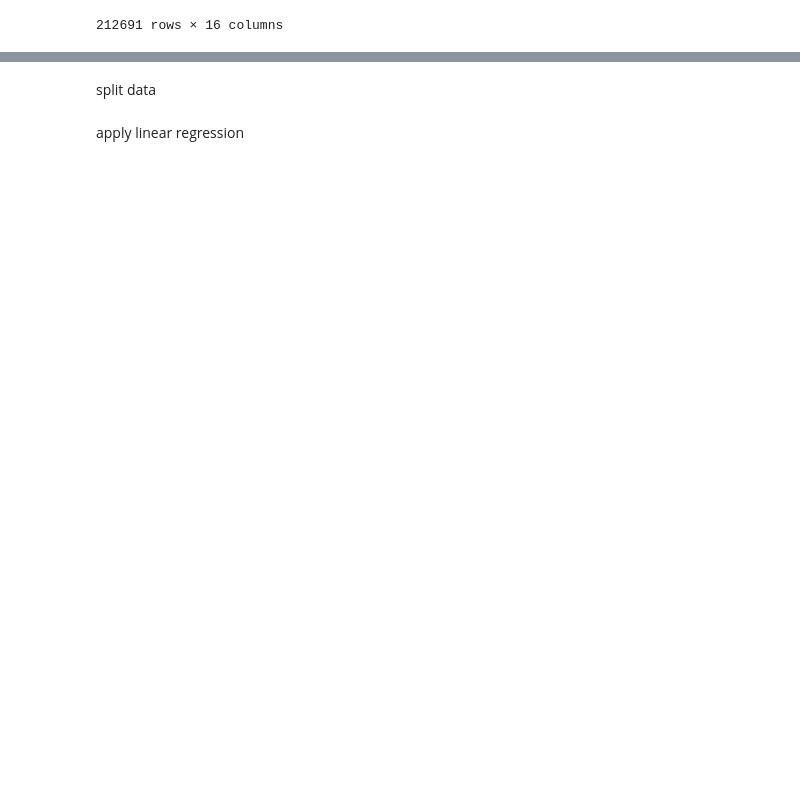
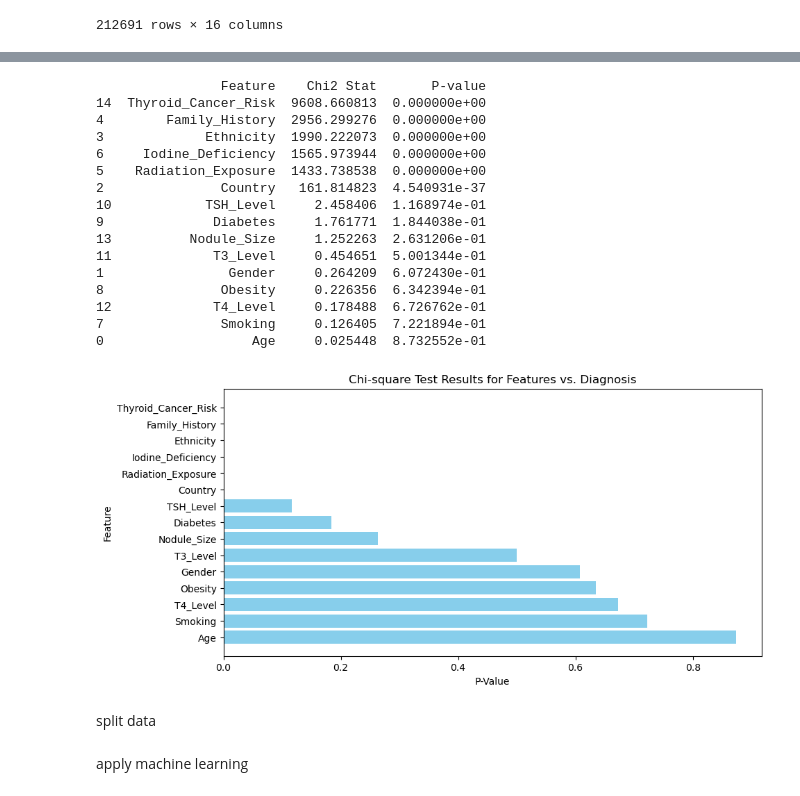
Before and after one commit to Aidan-Mulholland/Advanced-AI, a Jupyter notebook: main.ipynb, the cells around one changed output, grey strips where cells are left out. Cells and saved outputs as stored; diff of their text form; code cells hidden in the pictures; blank space fills up the shorter version.

Commit message:
e2e machine learning pipeline, maybe add cv folds to it next idk

```diff
--- a/main.ipynb
+++ b/main.ipynb
@@ -116,3 +115,50 @@ array([[1.18936824e-03, 1.32812787e-01, 9.91140204e-01, 1.08364662e-04,
+# %%
+import pandas as pd
+import matplotlib.pyplot as plt
+from sklearn.feature_selection import chi2
+
+# Assume df is your DataFrame
+X = encoded_df.drop(columns=['Diagnosis'])  # Features
+y = encoded_df['Diagnosis']  # Target variable
+
+# Perform chi2 test
+chi2_stats, p_values = chi2(X, y)
+
+# Store results in DataFrame
+chi2_df = pd.DataFrame({'Feature': X.columns, 'Chi2 Stat': chi2_stats, 'P-value': p_values})
+
+# Sort by Chi2 Stat
+chi2_df = chi2_df.sort_values(by='Chi2 Stat', ascending=False)
+
+# Print results
+print(chi2_df)
+
+# Plot results
+plt.figure(figsize=(10, 5))
+plt.barh(chi2_df['Feature'], chi2_df['P-value'], color='skyblue')
+plt.xlabel("P-Value")
+plt.ylabel("Feature")
+plt.title("Chi-square Test Results for Features vs. Diagnosis")
+plt.gca().invert_yaxis()  # Invert y-axis for better visualization
+plt.show()
+# %% [output]
+                Feature    Chi2 Stat       P-value
+14  Thyroid_Cancer_Risk  9608.660813  0.000000e+00
+4        Family_History  2956.299276  0.000000e+00
+3             Ethnicity  1990.222073  0.000000e+00
+6     Iodine_Deficiency  1565.973944  0.000000e+00
+5    Radiation_Exposure  1433.738538  0.000000e+00
+2               Country   161.814823  4.540931e-37
+10            TSH_Level     2.458406  1.168974e-01
+9              Diabetes     1.761771  1.844038e-01
+13          Nodule_Size     1.252263  2.631206e-01
+11             T3_Level     0.454651  5.001344e-01
+1                Gender     0.264209  6.072430e-01
+8               Obesity     0.226356  6.342394e-01
+12             T4_Level     0.178488  6.726762e-01
+7               Smoking     0.126405  7.221894e-01
+0                   Age     0.025448  8.732552e-01
+[figure, added]
 # %% [markdown]
 split data
 # %%
@@ -124,7 +179,7 @@ x_train = torch.tensor(x_train, dtype=torch.float32)
 x_test = torch.tensor(x_test, dtype=torch.float32)
 y_train = torch.tensor(y_train, dtype=torch.float32)
 y_test = torch.tensor(y_test, dtype=torch.float32)
-# %% [markdown]
-apply linear regression
+# %% [markdown]
+apply machine learning
 # %%
 #Code from [2]
```
Also changed, not shown: parts of 16 cells of this notebook.
